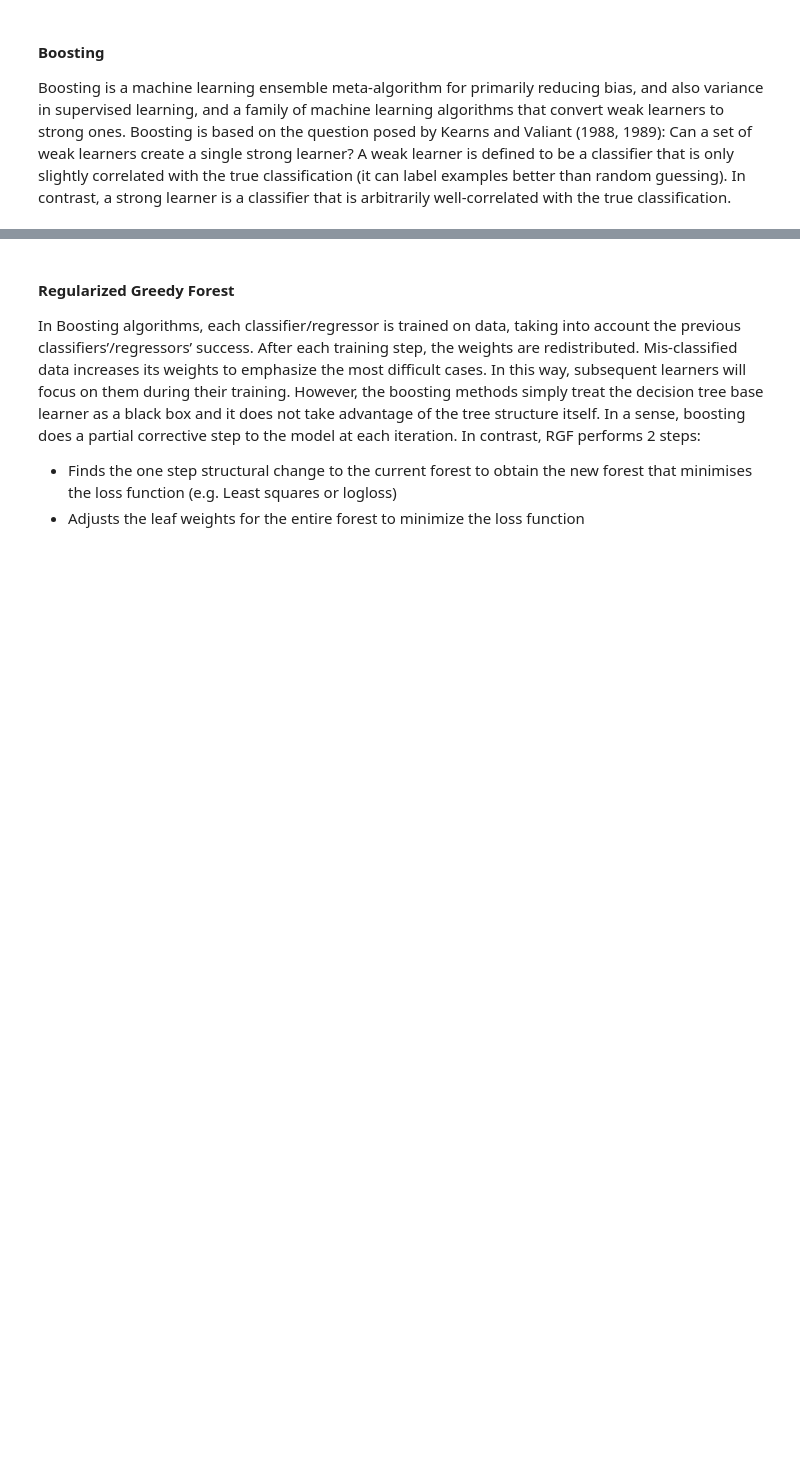
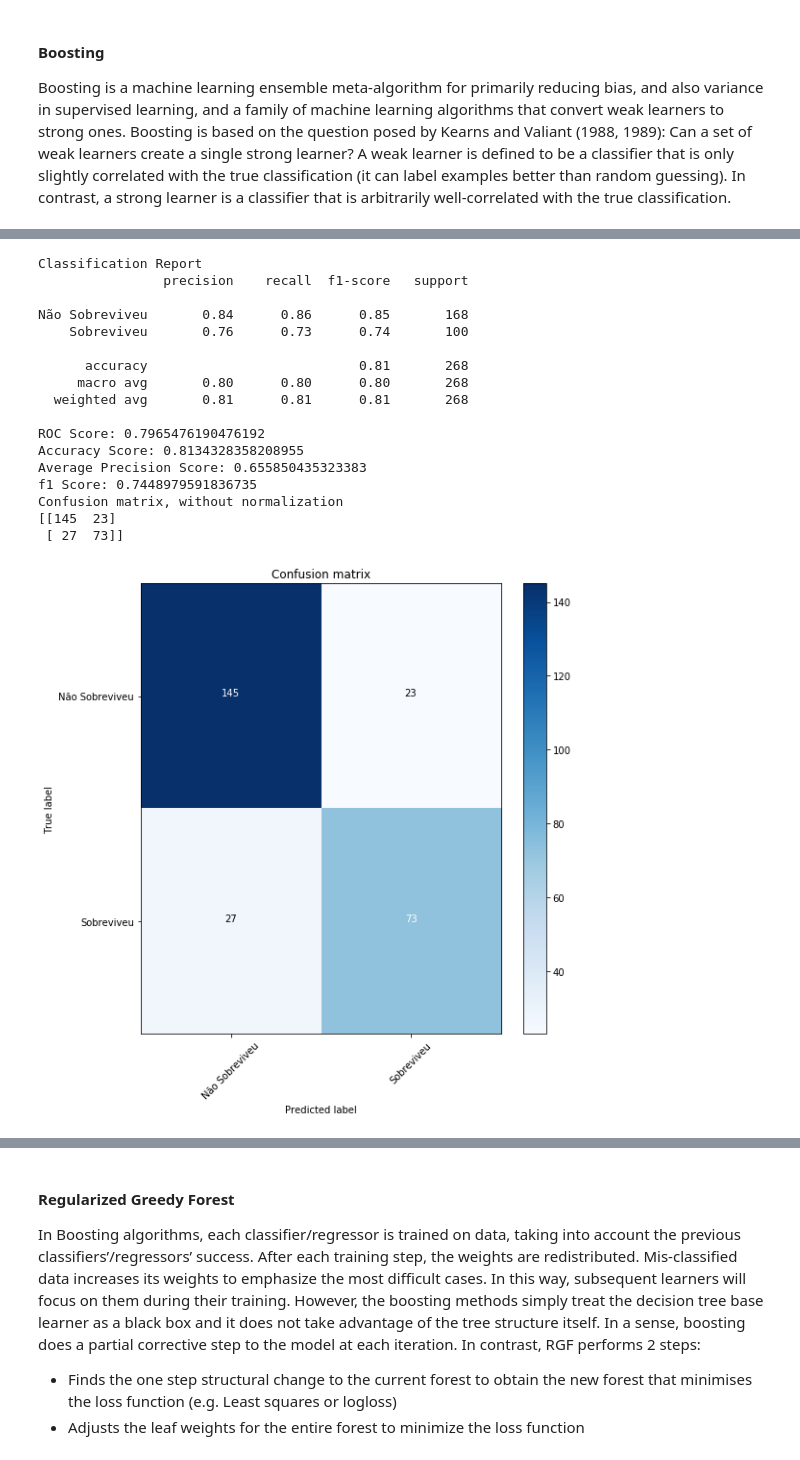
Before and after one commit to rsouza/NeuralNetworks_Course, a Jupyter notebook: Notebooks/ML/ML_Pipeline.ipynb, the cells around one changed output, grey strips where cells are left out. Drawn from its saved outputs; the diff is of its cells as text; code cells hidden in the pictures; blank space fills up the shorter version.

```diff
--- a/Notebooks/ML/ML_Pipeline.ipynb
+++ b/Notebooks/ML/ML_Pipeline.ipynb
@@ -1463,24 +1736,42 @@ roc_abc = clf_eval(clf_abc, X_testcv, y_testcv)
 # %%
 #http://scikit-learn.org/stable/modules/generated/sklearn.ensemble.GradientBoostingClassifier.html
 from sklearn.ensemble import GradientBoostingClassifier
 
 clf_gbc = GradientBoostingClassifier(loss='deviance',
                                      learning_rate=0.1,
                                      n_estimators=200,
                                      subsample=1.0,
                                      min_samples_split=3,
                                      min_samples_leaf=1,
                                      min_weight_fraction_leaf=0.0,
                                      max_depth=3,
                                      init=None,
                                      random_state=0,
                                      max_features=None,
                                      verbose=0,
                                      max_leaf_nodes=None,
-                                     warm_start=False,
-                                     presort='auto').fit(X_traincv, y_traincv)
+                                     warm_start=False,).fit(X_traincv, y_traincv)
 
 roc_gbc = clf_eval(clf_gbc, X_testcv, y_testcv)
+# %% [output]
+Classification Report
+                precision    recall  f1-score   support
+
+Não Sobreviveu       0.84      0.86      0.85       168
+    Sobreviveu       0.76      0.73      0.74       100
+
+      accuracy                           0.81       268
+     macro avg       0.80      0.80      0.80       268
+  weighted avg       0.81      0.81      0.81       268
+
+ROC Score: 0.7965476190476192
+Accuracy Score: 0.8134328358208955
+Average Precision Score: 0.655850435323383
+f1 Score: 0.7448979591836735
+Confusion matrix, without normalization
+[[145  23]
+ [ 27  73]]
+[figure, added]
 # %%
 #https://github.com/dmlc/xgboost/tree/master/python-package
 #https://xgboost.readthedocs.io/en/latest/build.html#building-on-ubuntu-debian
```
Also changed, not shown: parts of 48 cells of this notebook, 1 other file.
